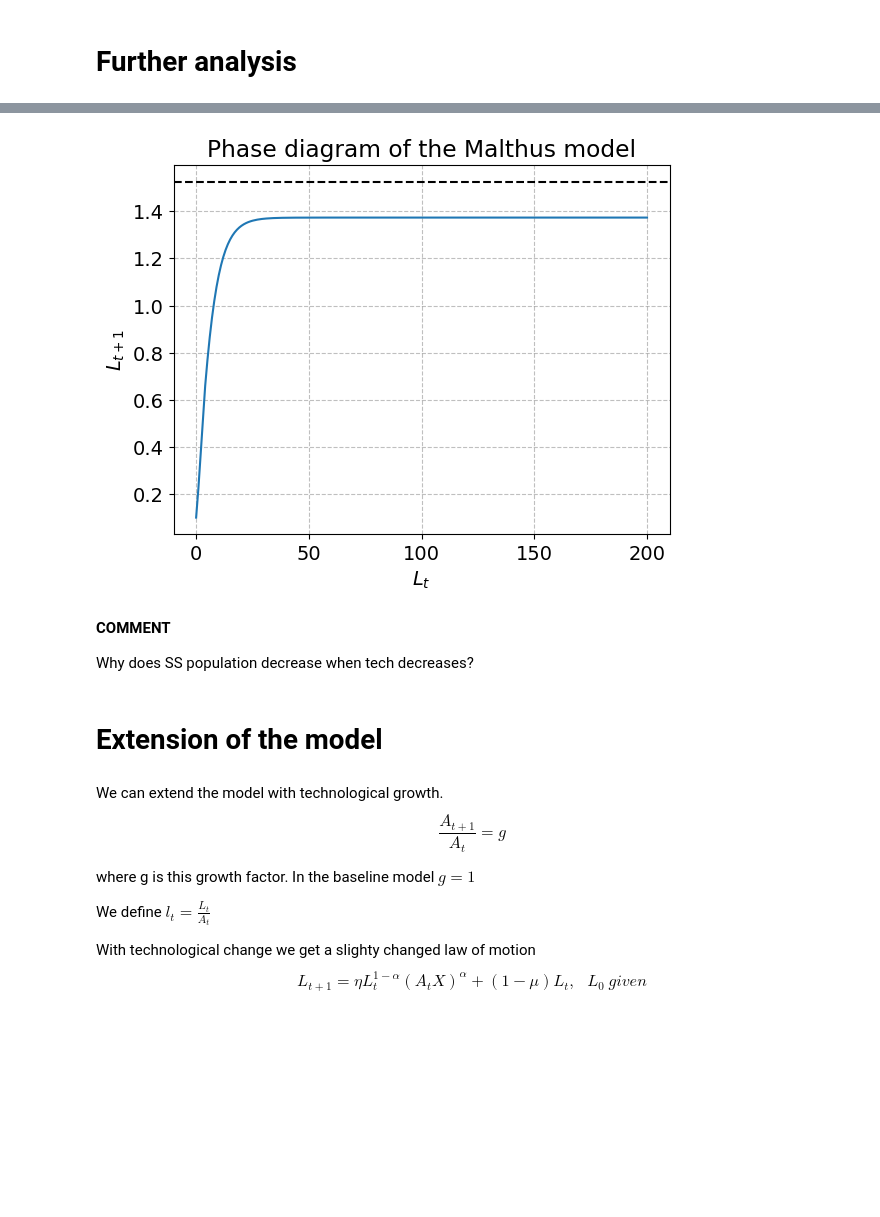
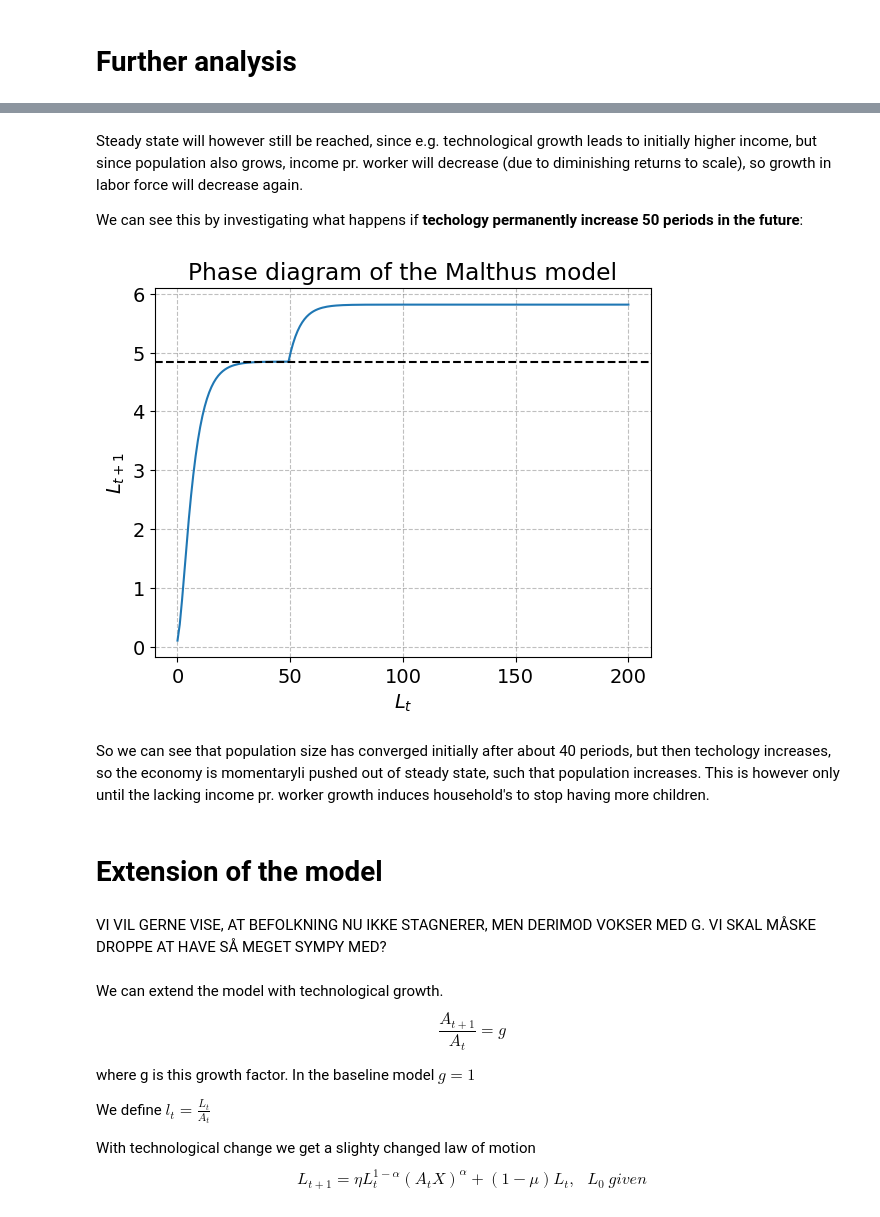
Before and after one commit to NumEconCopenhagen/projects-2023-jos-p-og-tex, a Jupyter notebook: modelproject/modelproject.ipynb, the cells around one changed output, grey strips where cells are left out. Cells and saved outputs as stored; diff of their text form; code cells hidden in the pictures; blank space fills up the shorter version.

```diff
--- a/modelproject/modelproject.ipynb
+++ b/modelproject/modelproject.ipynb
@@ -178,7 +187,8 @@ Are there any problems with convergence? Does the model converge for all startin
 # %%
 # Defining parameters
 par =  SimpleNamespace()
-par.eta = 0.2
+par.beta = 0.8
+par.lamb = 0.5
 par.mu = 0.3
 par.alpha = 0.6
 par.A = 1
@@ -203,7 +213,8 @@ mp.phase_diagram(par)
 # %% [markdown]
 **Plotting the path to convergence for the population size**
 # %%
-eta = par.eta
+beta = par.beta
+lamb = par.lamb
 mu = par.mu
 alpha = par.alpha
 A = par.A
@@ -242,18 +253,22 @@ What happens when we change the values and why?
+# %% [markdown]
+Steady state will however still be reached, since e.g. technological growth leads to initially higher income, but since population also grows, income pr. worker will decrease (due to diminishing returns to scale), so growth in labor force will decrease again.
+
+We can see this by investigating what happens if **techology permanently increase 50 periods in the future**:
 # %%
 # Create the shock path for A
 A_path = np.ones(par.T) * par.A  # start with a vector of A values equal to par.A
-A_path[5:] = A_path[5:] * 0.9  # reduce A by 10% from t=5 onwards
+A_path[50:] = A_path[50:] * 1.2  # increase A by 20% from t=50 onwards
 
 # Call the convergence function with the shock path for A
-L_path = mp.convergence_tech_shock(eta,mu,alpha,A,X,T,A_path)
+L_path = mp.convergence_tech_shock(beta,lamb,mu,alpha,A,X,T,A_path)
 # %% [output]
-[figure, old version]
+[figure, new version]
-# %% [markdown]
-**COMMENT**
-
-Why does SS population decrease when tech decreases?
+# %% [markdown]
+So we can see that population size has converged initially after about 40 periods, but then techology increases, so the economy is momentaryli pushed out of steady state, such that population increases. This is however only until the lacking income pr. worker growth induces household's to stop having more children.
 # %% [markdown]
 # Extension of the model
+# %% [markdown]
+VI VIL GERNE VISE, AT BEFOLKNING NU IKKE STAGNERER, MEN DERIMOD VOKSER MED G. VI SKAL MÅSKE DROPPE AT HAVE SÅ MEGET SYMPY MED?
 # %% [markdown]
 We can extend the model with technological growth.
 $$
```
Also changed, not shown: parts of 47 cells of this notebook, 1 other file.
